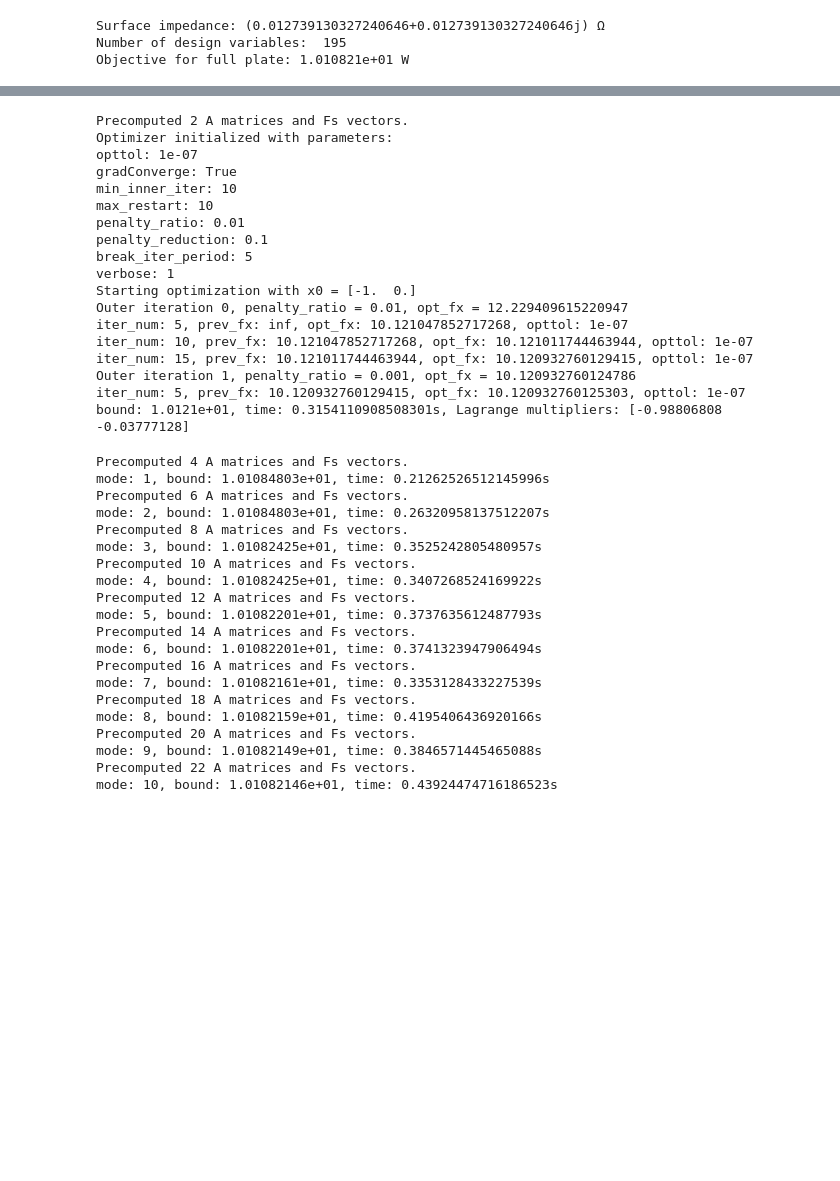
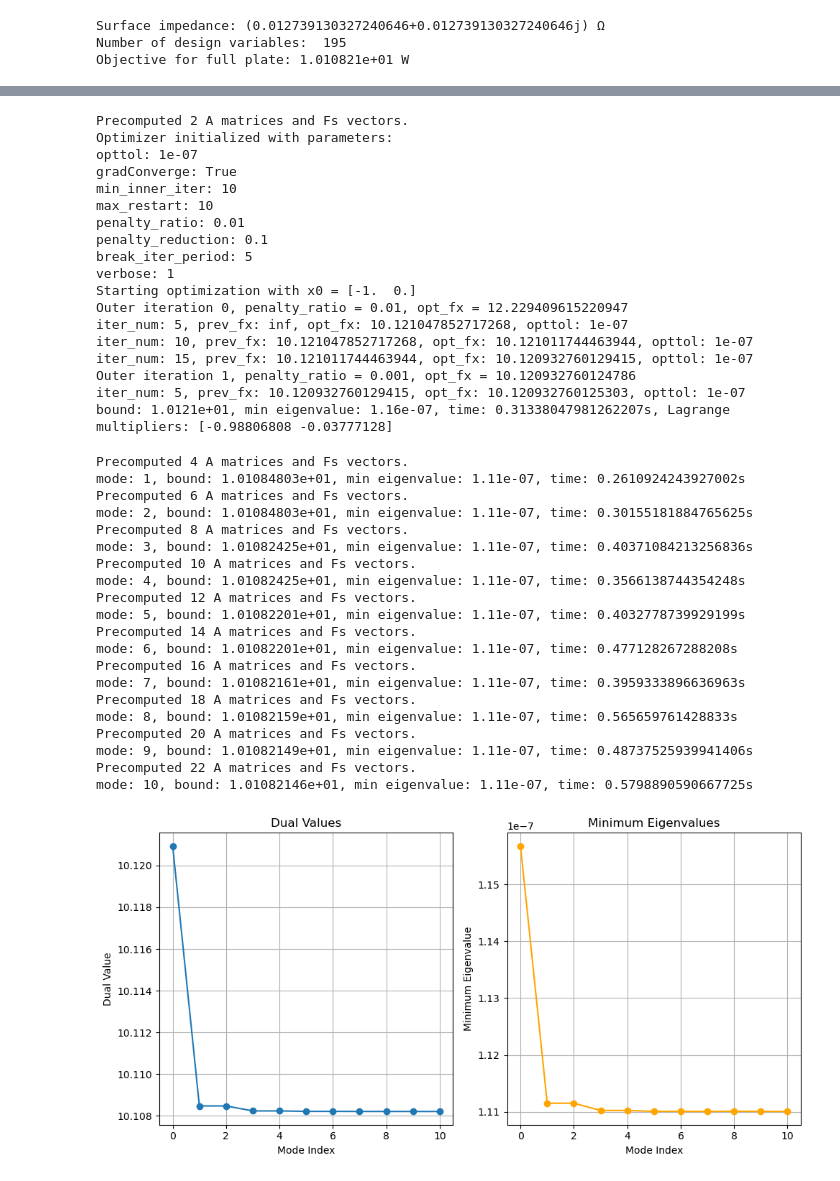
Before and after one commit to liskaja8/dolphindes, a Jupyter notebook: examples/limits/structuralModes.ipynb, the cells around one changed output, grey strips where cells are left out. Cells and saved outputs as stored; diff of their text form; code cells hidden in the pictures; blank space fills up the shorter version.

```diff
--- a/examples/limits/structuralModes.ipynb
+++ b/examples/limits/structuralModes.ipynb
@@ -131,16 +132,6 @@ imaginary power error: 1.16e-09
 # %%
 # set up optimization variables
 Nopt = Umat.shape[0] # number of optimization variables (after reduction)
-
-Pdiags = np.ones((Nopt,2), dtype=complex) # gloal constraints
-Pdiags[:,1] = 1j
-Plist = [sp.diags(Pdiags[:,i]) for i in range(Pdiags.shape[1])]
-
-# # make the Plist to contain matrices P0 and 1j*P0
-# Plist = [P0, 1j*P0]
-
-# # Set up and solve QCQP
-# Pdiags = 'global' # use global constraints
 
 QCQP = DenseSharedProjQCQP(Bmat, bVec, beta,
                             Umat, eVec,
@@ -164,7 +155,13 @@ opt_params = OptimizationHyperparameters(opttol=1e-7,
 
 # Note: 'newton' is usually faster than BFGS, both are prety fast with so few constraints.
 result = QCQP.solve_current_dual_problem(method = 'bfgs', init_lags = lags_init, opt_params = opt_params)
-print(f"bound: {result[0]:.4e}, time: {time.time()-t1}s, Lagrange multipliers: {QCQP.current_lags}")
+lags = QCQP.current_lags
+totalA = QCQP._get_total_A(lags)
+eigenvals, eigenvecs = np.linalg.eig(totalA)
+mineigenval = np.min(np.real(eigenvals))
+
+
+print(f"bound: {result[0]:.4e}, min eigenvalue: {mineigenval:.2e}, time: {time.time()-t1}s, Lagrange multipliers: {QCQP.current_lags}")
 # %% [output]
 Precomputed 2 A matrices and Fs vectors.
 Optimizer initialized with parameters:
@@ -183,7 +180,7 @@ iter_num: 10, prev_fx: 10.121047852717268, opt_fx: 10.121011744463944, opttol: 1
 iter_num: 15, prev_fx: 10.121011744463944, opt_fx: 10.120932760129415, opttol: 1e-07
 Outer iteration 1, penalty_ratio = 0.001, opt_fx = 10.120932760124786
 iter_num: 5, prev_fx: 10.120932760129415, opt_fx: 10.120932760125303, opttol: 1e-07
-bound: 1.0121e+01, time: 0.3154110908508301s, Lagrange multipliers: [-0.98806808 -0.03777128]
+bound: 1.0121e+01, min eigenvalue: 1.16e-07, time: 0.31338047981262207s, Lagrange multipliers: [-0.98806808 -0.03777128]
 # %%
 opt_params = OptimizationHyperparameters(opttol=1e-7,
     gradConverge=True,
@@ -194,50 +191,81 @@ opt_params = OptimizationHyperparameters(opttol=1e-7,
     break_iter_period=5,
     verbose=0)
 nP = 2
+nModes = 10
+dual_vals = [result[0]]
+min_eigenvalues = [mineigenval]
 
-for iMode in range(10):
+for iMode in range(nModes):
     nP += 2
 
     # Plist.append(sp.diags(np.abs(Urwg[:,iMode])))
     # Plist.append(sp.diags(1j*np.abs(Urwg[:,iMode])))
 
     Plist.append(sp.diags(Urwg[:,iMode]))
     Plist.append(sp.diags(1j*Urwg[:,iMode]))
 
     lags_init = np.zeros((nP,))
     lags_init[:nP-2] = QCQP.current_lags
 
     QCQP = DenseSharedProjQCQP(Bmat, bVec, beta,
                             Umat, eVec,
                              Plist, verbose = 1
                                 )
 
 
     t1 = time.time()
 
     result = QCQP.solve_current_dual_problem(method = 'bfgs', init_lags = lags_init, opt_params = opt_params)
-    print(f"mode: {iMode+1}, bound: {result[0]:.8e}, time: {time.time()-t1}s")
+
+    lags = QCQP.current_lags
+    totalA = QCQP._get_total_A(lags)
+    eigenvals, eigenvecs = np.linalg.eig(totalA)
+    mineigenval = np.min(np.real(eigenvals))
+
+    dual_vals.append(result[0])
+    min_eigenvalues.append(mineigenval)
+
+    print(f"mode: {iMode+1}, bound: {result[0]:.8e}, min eigenvalue: {mineigenval:.2e}, time: {time.time()-t1}s")
+
+# plot dual values and minimum eigenvalues
+import matplotlib.pyplot as plt
+plt.figure(figsize=(10, 5))
+plt.subplot(1, 2, 1)
+plt.plot(range(nModes+1), dual_vals, marker='o')
+plt.title('Dual Values')
+plt.xlabel('Mode Index')
+plt.ylabel('Dual Value')
+plt.grid()
+plt.subplot(1, 2, 2)
+plt.plot(range(nModes+1), min_eigenvalues, marker='o', color='orange')
+plt.title('Minimum Eigenvalues')
+plt.xlabel('Mode Index')
+plt.ylabel('Minimum Eigenvalue')
+plt.grid()
+plt.tight_layout()
+plt.show()
 # %% [output]
 Precomputed 4 A matrices and Fs vectors.
-mode: 1, bound: 1.01084803e+01, time: 0.21262526512145996s
+mode: 1, bound: 1.01084803e+01, min eigenvalue: 1.11e-07, time: 0.2610924243927002s
 Precomputed 6 A matrices and Fs vectors.
-mode: 2, bound: 1.01084803e+01, time: 0.26320958137512207s
+mode: 2, bound: 1.01084803e+01, min eigenvalue: 1.11e-07, time: 0.30155181884765625s
 Precomputed 8 A matrices and Fs vectors.
-mode: 3, bound: 1.01082425e+01, time: 0.3525242805480957s
+mode: 3, bound: 1.01082425e+01, min eigenvalue: 1.11e-07, time: 0.40371084213256836s
 Precomputed 10 A matrices and Fs vectors.
-mode: 4, bound: 1.01082425e+01, time: 0.3407268524169922s
+mode: 4, bound: 1.01082425e+01, min eigenvalue: 1.11e-07, time: 0.3566138744354248s
 Precomputed 12 A matrices and Fs vectors.
-mode: 5, bound: 1.01082201e+01, time: 0.3737635612487793s
+mode: 5, bound: 1.01082201e+01, min eigenvalue: 1.11e-07, time: 0.4032778739929199s
 Precomputed 14 A matrices and Fs vectors.
-mode: 6, bound: 1.01082201e+01, time: 0.3741323947906494s
+mode: 6, bound: 1.01082201e+01, min eigenvalue: 1.11e-07, time: 0.477128267288208s
 Precomputed 16 A matrices and Fs vectors.
-mode: 7, bound: 1.01082161e+01, time: 0.3353128433227539s
+mode: 7, bound: 1.01082161e+01, min eigenvalue: 1.11e-07, time: 0.3959333896636963s
 Precomputed 18 A matrices and Fs vectors.
-mode: 8, bound: 1.01082159e+01, time: 0.4195406436920166s
+mode: 8, bound: 1.01082159e+01, min eigenvalue: 1.11e-07, time: 0.565659761428833s
 Precomputed 20 A matrices and Fs vectors.
-mode: 9, bound: 1.01082149e+01, time: 0.3846571445465088s
+mode: 9, bound: 1.01082149e+01, min eigenvalue: 1.11e-07, time: 0.48737525939941406s
 Precomputed 22 A matrices and Fs vectors.
-mode: 10, bound: 1.01082146e+01, time: 0.43924474716186523s
+mode: 10, bound: 1.01082146e+01, min eigenvalue: 1.11e-07, time: 0.5798890590667725s
+[figure, added]
 # %%
 # Now let's check again for PSD of A. We don't expect the constraints to hold or to have strong duality
 lags = QCQP.current_lags
```
Also changed, not shown: parts of 7 cells of this notebook.
